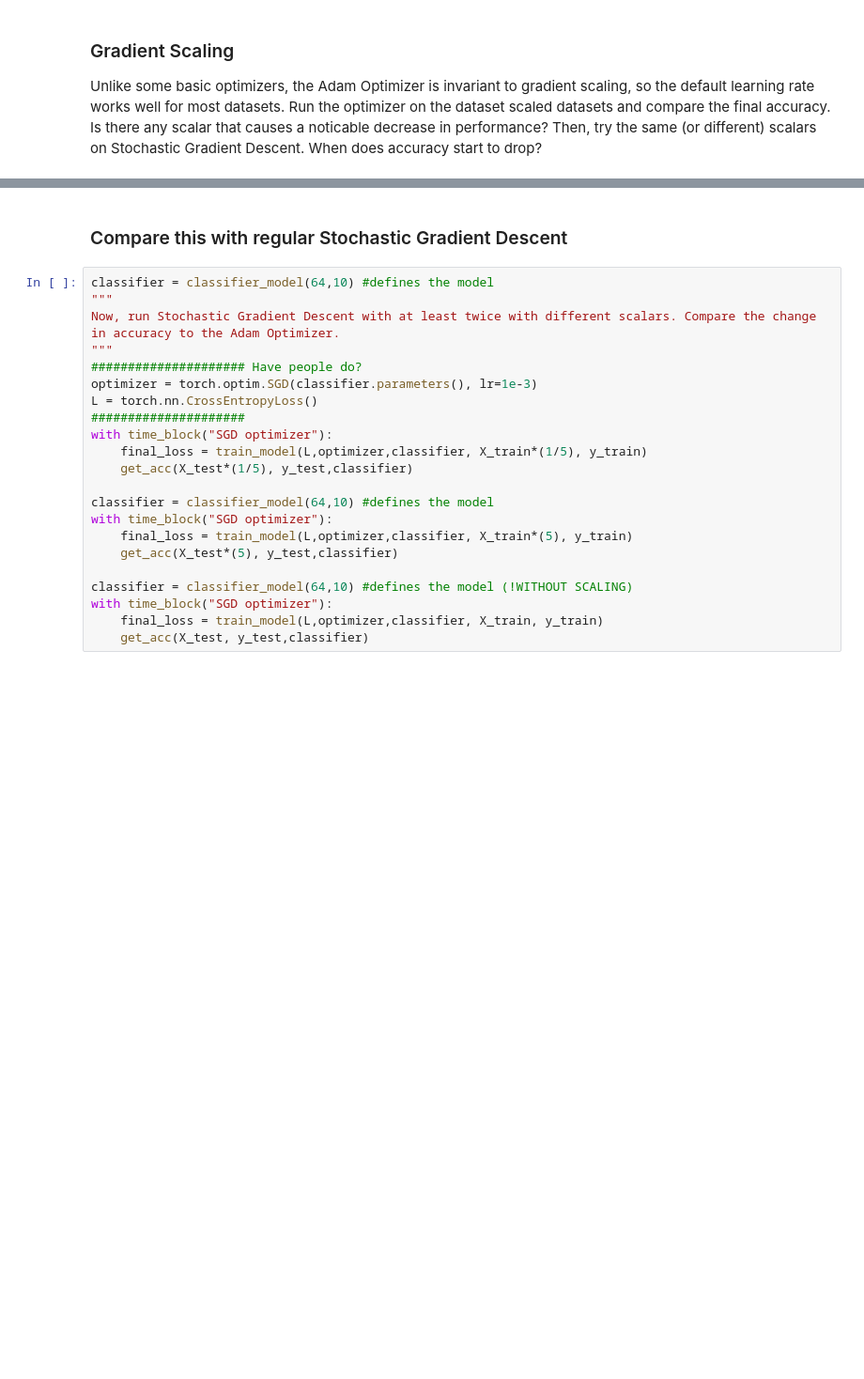
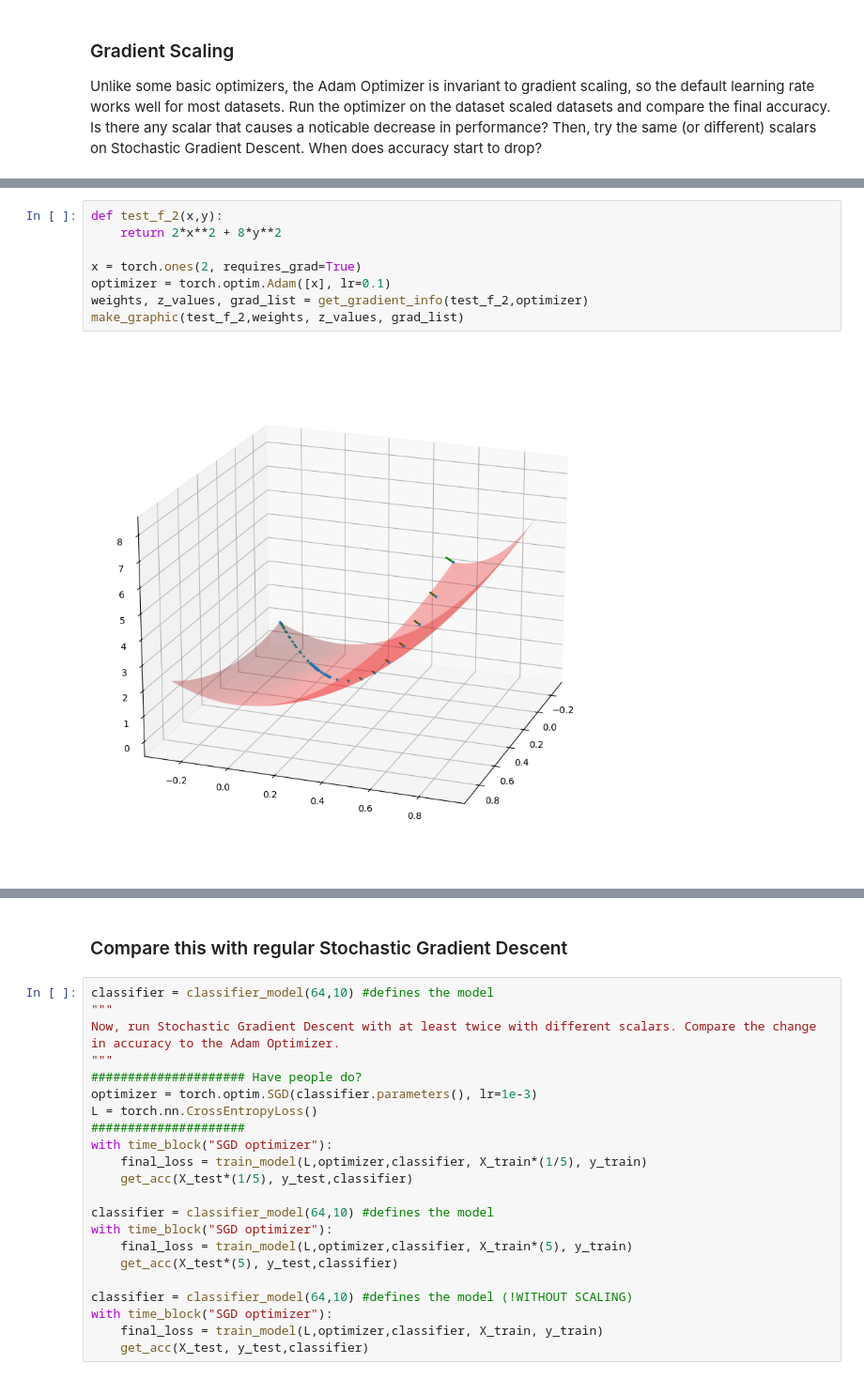
Before and after one commit to UMT-CSCI-557/optimizers, a Jupyter notebook: adam_master_version.ipynb, the cells around one changed output, grey strips where cells are left out. Shown at 94% size. Saved outputs shown, nothing was run; the diff lists cells and outputs as text; blank space fills up the shorter version.

```diff
--- a/adam_master_version.ipynb
+++ b/adam_master_version.ipynb
@@ -115,3 +268,13 @@ Adam optimizer elapsed time: 1.242114 seconds
+# %%
+def test_f_2(x,y):
+    return 2*x**2 + 8*y**2
+
+x = torch.ones(2, requires_grad=True)
+optimizer = torch.optim.Adam([x], lr=0.1)
+weights, z_values, grad_list = get_gradient_info(test_f_2,optimizer)
+make_graphic(test_f_2,weights, z_values, grad_list)
+# %% [output]
+[figure, added]
 # %%
 """
 Scale the training/testing data. Compare the accuracies.
```
Also changed, not shown: parts of 28 cells of this notebook.
